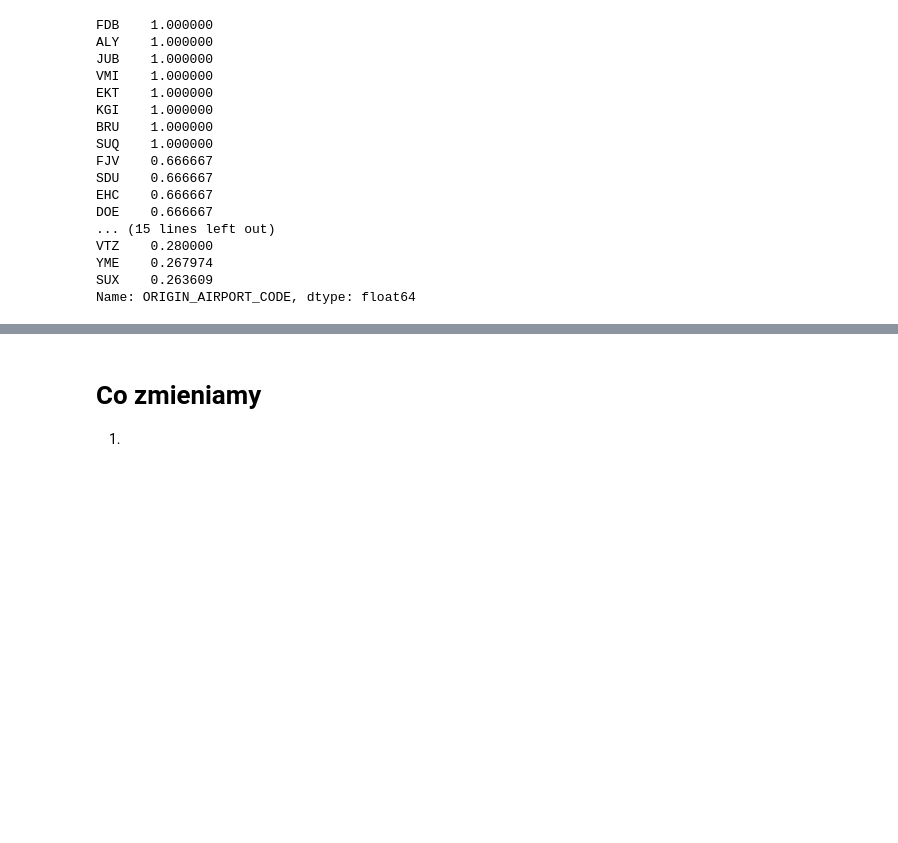
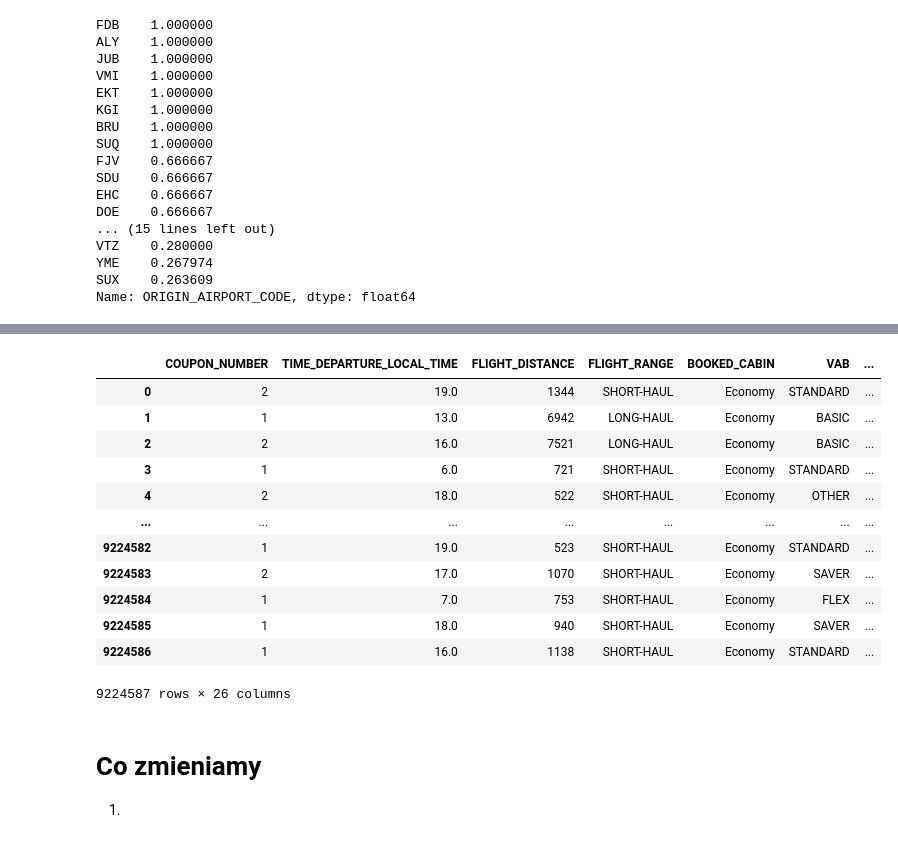
Before and after one commit to kuba1302/ticket-upgrade-prediction, a Jupyter notebook: eda.ipynb, the cells around one changed output, grey strips where cells are left out. Saved outputs shown, nothing was run; the diff lists cells and outputs as text; code cells hidden in the pictures; blank space fills up the shorter version.

```diff
--- a/eda.ipynb
+++ b/eda.ipynb
@@ -205,3 +196,19 @@ Length: 74, dtype: int64
+# %%
+df[[col for col in df.columns if col not in drop_cols]]
+# %% [output]
+|  | COUPON_NUMBER | TIME_DEPARTURE_LOCAL_TIME | FLIGHT_DISTANCE | FLIGHT_RANGE | BOOKED_CABIN | VAB | ... |
+| 0 | 2 | 19.0 | 1344 | SHORT-HAUL | Economy | STANDARD | ... |
+| 1 | 1 | 13.0 | 6942 | LONG-HAUL | Economy | BASIC | ... |
+| 2 | 2 | 16.0 | 7521 | LONG-HAUL | Economy | BASIC | ... |
+| 3 | 1 | 6.0 | 721 | SHORT-HAUL | Economy | STANDARD | ... |
+| 4 | 2 | 18.0 | 522 | SHORT-HAUL | Economy | OTHER | ... |
+| ... | ... | ... | ... | ... | ... | ... | ... |
+| 9224582 | 1 | 19.0 | 523 | SHORT-HAUL | Economy | STANDARD | ... |
+| 9224583 | 2 | 17.0 | 1070 | SHORT-HAUL | Economy | SAVER | ... |
+| 9224584 | 1 | 7.0 | 753 | SHORT-HAUL | Economy | FLEX | ... |
+| 9224585 | 1 | 18.0 | 940 | SHORT-HAUL | Economy | SAVER | ... |
+| 9224586 | 1 | 16.0 | 1138 | SHORT-HAUL | Economy | STANDARD | ... |
+9224587 rows × 26 columns
 # %% [markdown]
 # Co zmieniamy
 1.
```
Also changed, not shown: parts of 19 cells of this notebook.
